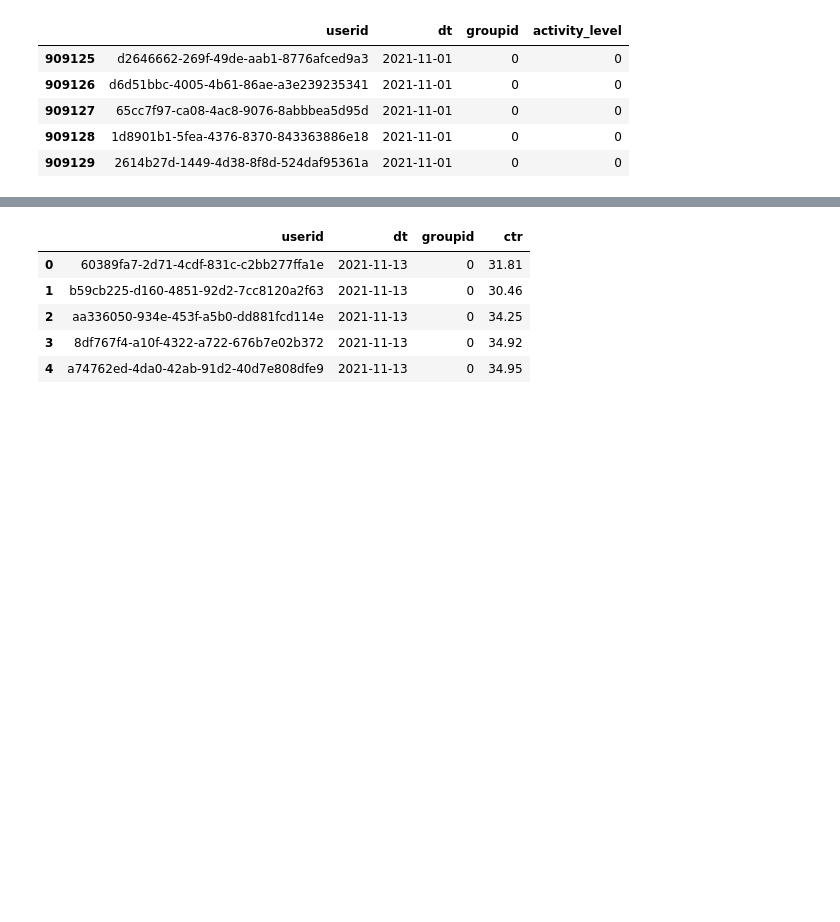
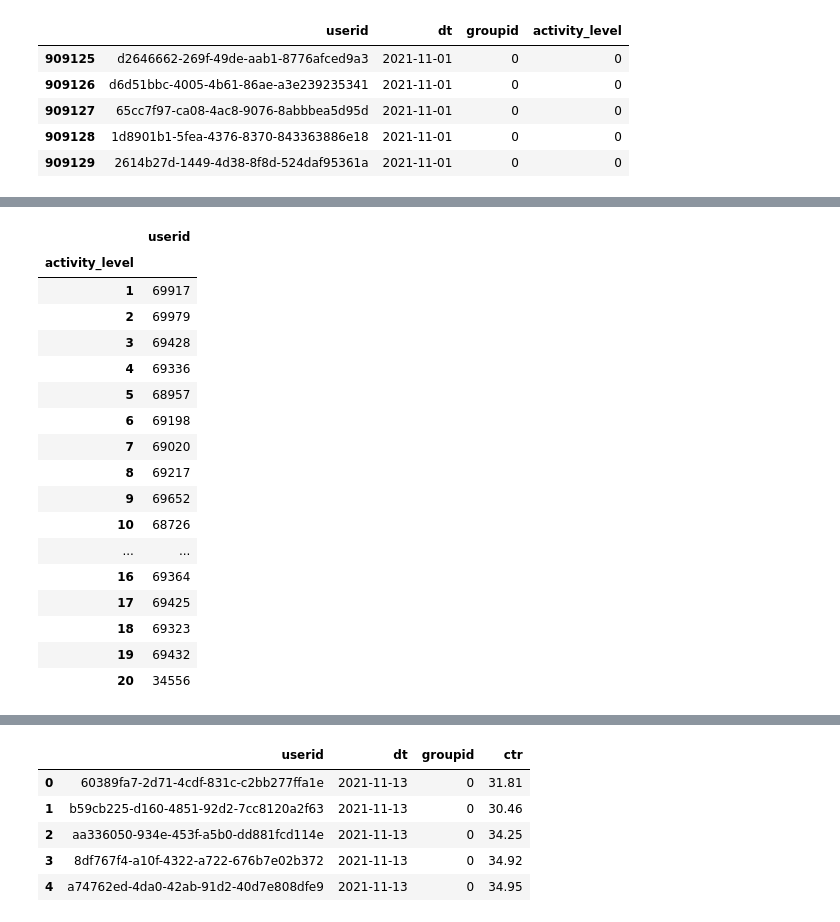
Before and after one commit to MargaMontV/the_significant_challenge, a Jupyter notebook: ab_test_challenge.ipynb, the cells around one changed output, grey strips where cells are left out. Cells and saved outputs as stored; diff of their text form; code cells hidden in the pictures; blank space fills up the shorter version.

```diff
--- a/ab_test_challenge.ipynb
+++ b/ab_test_challenge.ipynb
@@ -753,0 +817,22 @@ activity_all_post.head()
+# %%
+#amount of users for each activity level
+activity_all_post.groupby(["activity_level"]).agg({"userid": "count"})
+# %% [output]
+|  | userid |
+| activity_level |  |
+| 1 | 69917 |
+| 2 | 69979 |
+| 3 | 69428 |
+| 4 | 69336 |
+| 5 | 68957 |
+| 6 | 69198 |
+| 7 | 69020 |
+| 8 | 69217 |
+| 9 | 69652 |
+| 10 | 68726 |
+| ... | ... |
+| 16 | 69364 |
+| 17 | 69425 |
+| 18 | 69323 |
+| 19 | 69432 |
+| 20 | 34556 |
```
Also changed, not shown: parts of 31 cells of this notebook.
